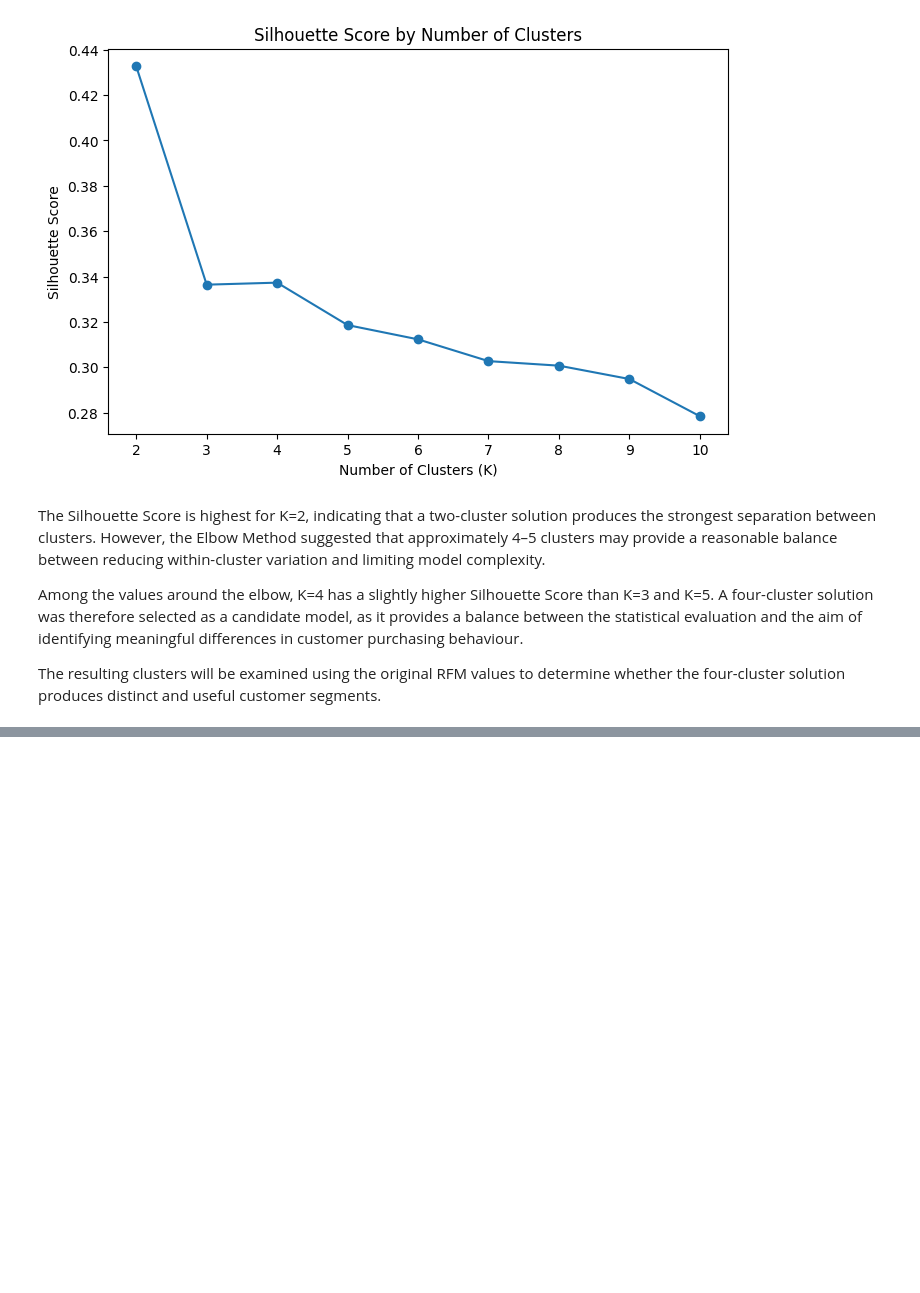
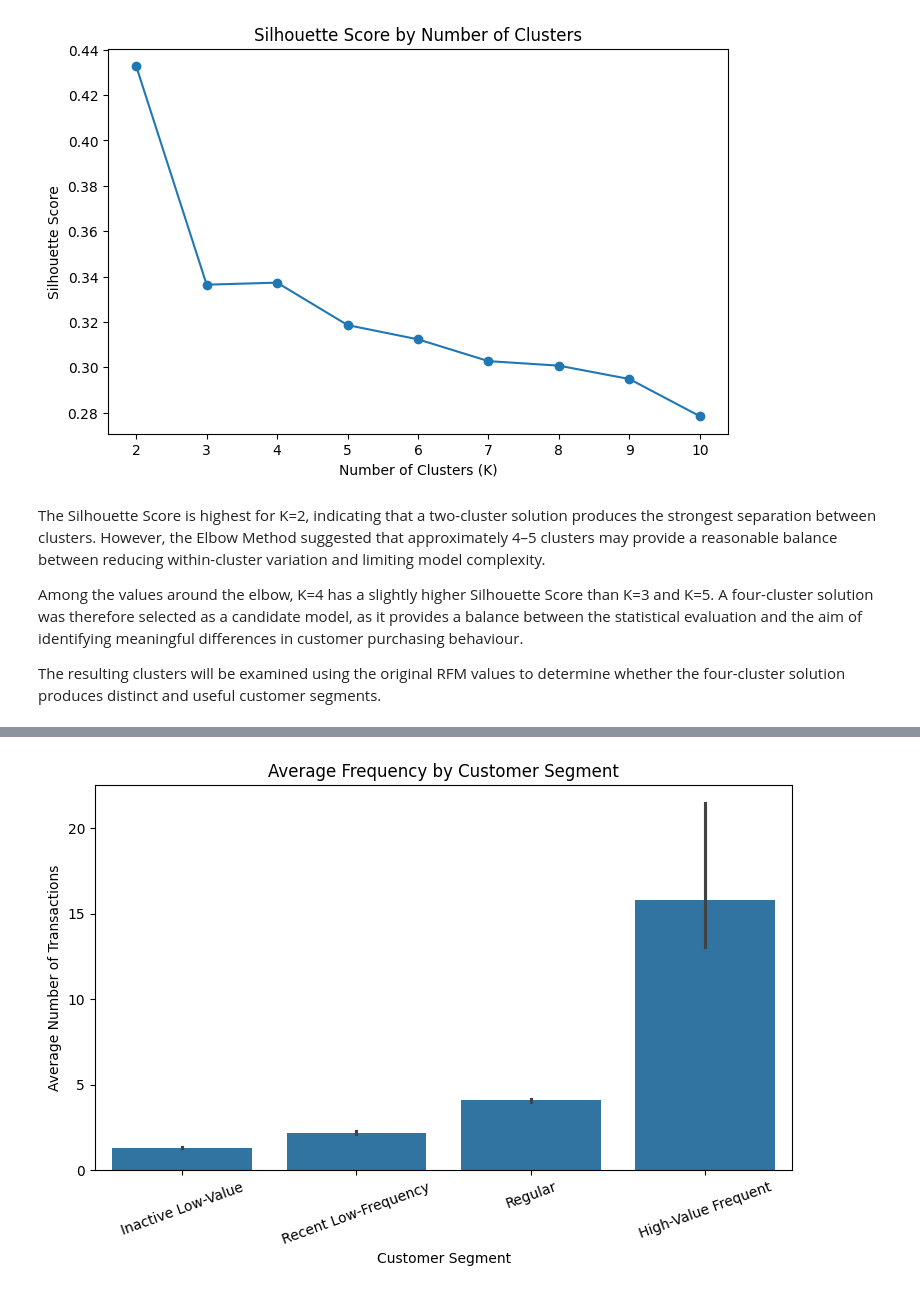
Before and after one commit to sahra02/Online-Retail-Transaction-Analysis, a Jupyter notebook: jupyter_notebooks/03-Machine_Learning.ipynb, the cells around one changed output, grey strips where cells are left out. Cells and saved outputs as stored; diff of their text form; code cells hidden in the pictures; blank space fills up the shorter version.

```diff
--- a/jupyter_notebooks/03-Machine_Learning.ipynb
+++ b/jupyter_notebooks/03-Machine_Learning.ipynb
@@ -501,0 +662,13 @@ The resulting clusters will be examined using the original RFM values to determi
+# %%
+plt.figure(figsize=(9, 5))
+
+sns.barplot(data=rfm_clustered, x="Segment", y="Frequency", order=segment_order)
+
+plt.title("Average Frequency by Customer Segment")
+plt.xlabel("Customer Segment")
+plt.ylabel("Average Number of Transactions")
+plt.xticks(rotation=20)
+
+plt.show()
+# %% [output]
+[figure, added]
```
Also changed, not shown: parts of 29 cells of this notebook.
